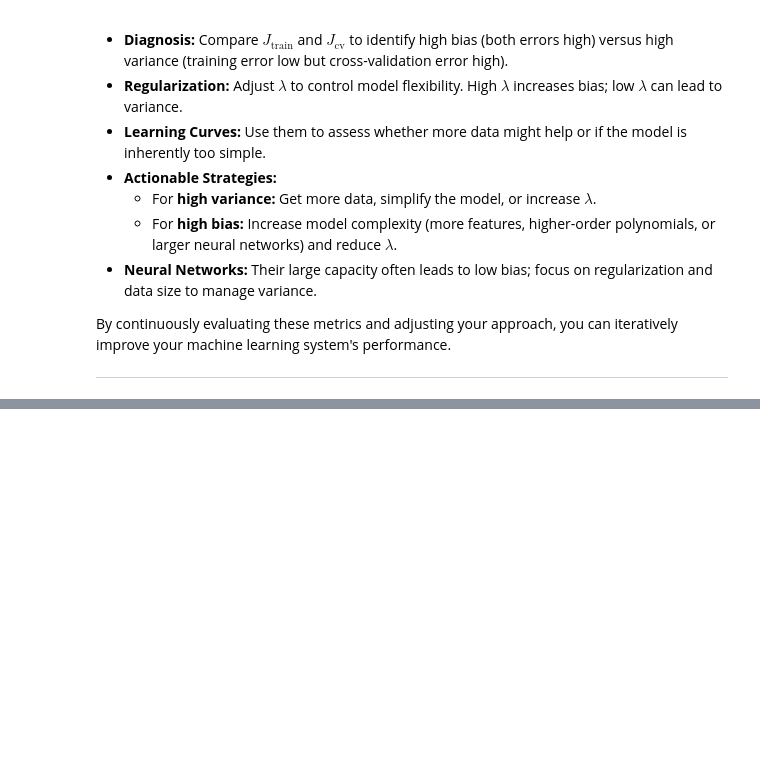
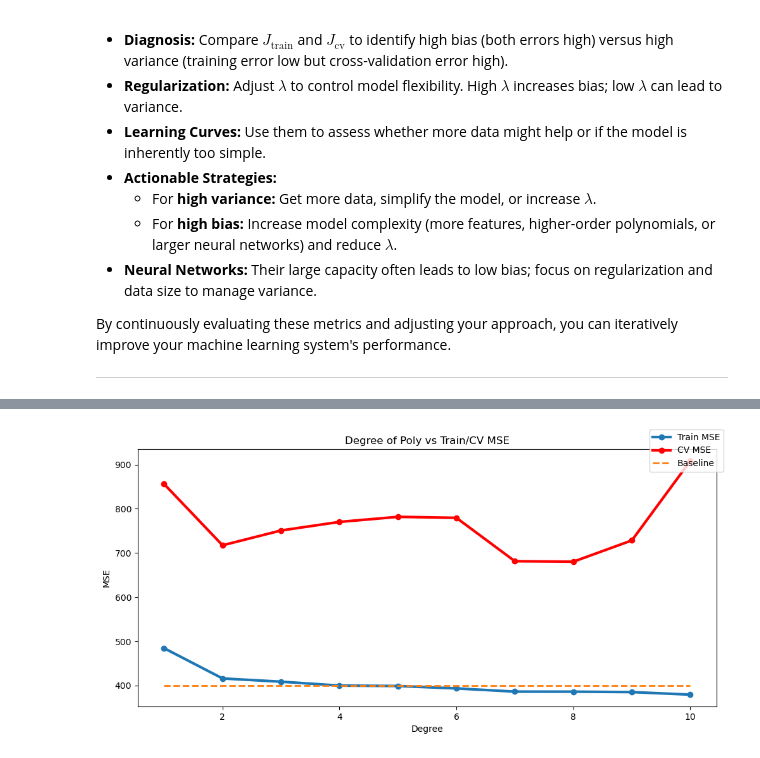
Before and after one commit to AidenHadisi/ml-journey, a Jupyter notebook: l008_diagnostics.ipynb, the cells around one changed output, grey strips where cells are left out. Cells and saved outputs as stored; diff of their text form; code cells hidden in the pictures; blank space fills up the shorter version.

```diff
--- a/l008_diagnostics.ipynb
+++ b/l008_diagnostics.ipynb
@@ -603,0 +621,38 @@ By continuously evaluating these metrics and adjusting your approach, you can it
+# %%
+# Let's first try different degrees of poly to see which one does best
+model = LinearRegression()
+
+results = []
+for degree in range(1, 11):
+    poly = PolynomialFeatures(degree, include_bias=False)
+    X_train_mapped = poly.fit_transform(X_train)
+    X_cv_mapped = poly.transform(X_cv)
+
+    scaler = StandardScaler()
+    X_train_mapped_scaled = scaler.fit_transform(X_train_mapped)
+    X_cv_mapped_scaled = scaler.transform(X_cv_mapped)
+
+    model.fit(X_train_mapped_scaled, y_train)
+
+    yhat = model.predict(X_train_mapped_scaled)
+    train_mse = mean_squared_error(y_train, yhat) / 2
+
+    yhat = model.predict(X_cv_mapped_scaled)
+    cv_mse = mean_squared_error(y_cv, yhat) / 2
+    results.append({
+        "poly": poly,
+        "scaler": scaler,
+        "train_mse": train_mse,
+        "cv_mse": cv_mse
+    })
+# %%
+# Let's create a plot to see which one is doing the best:
+fig, ax = plt.subplots(figsize=(10,5), layout="tight")
+
+ax.set(ylabel="MSE", xlabel="Degree", title="Degree of Poly vs Train/CV MSE")
+ax.plot(np.arange(1, 11), [m["train_mse"] for m in results], label="Train MSE", linewidth=3, marker="o")
+ax.plot(np.arange(1, 11), [m["cv_mse"] for m in results], label="CV MSE", linewidth=3, marker="o", c="r")
+ax.plot(np.arange(1, 11), np.repeat(400, 10), label="Baseline", linewidth=2, linestyle="--")
+fig.legend();
+# %% [output]
+[figure, added]
```
Also changed, not shown: parts of 16 cells of this notebook, 7 other files.
